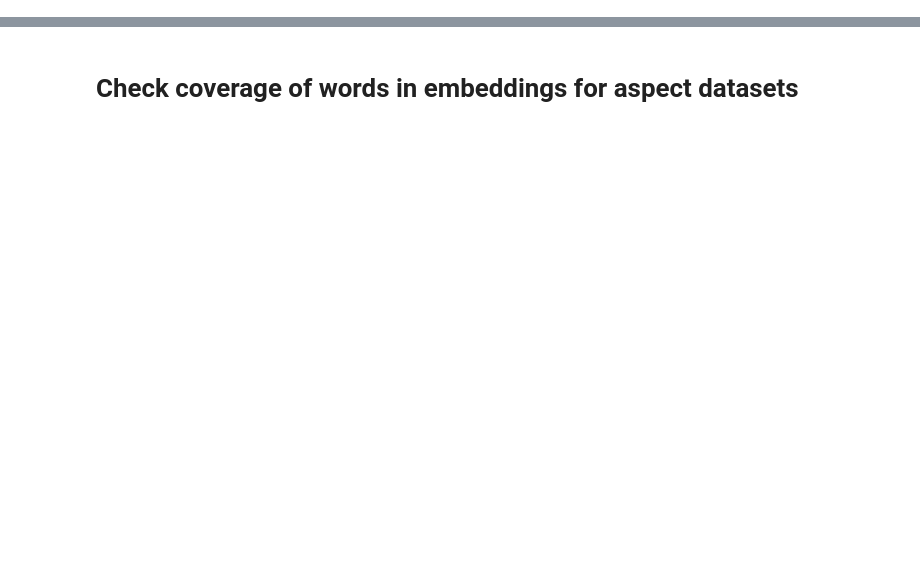
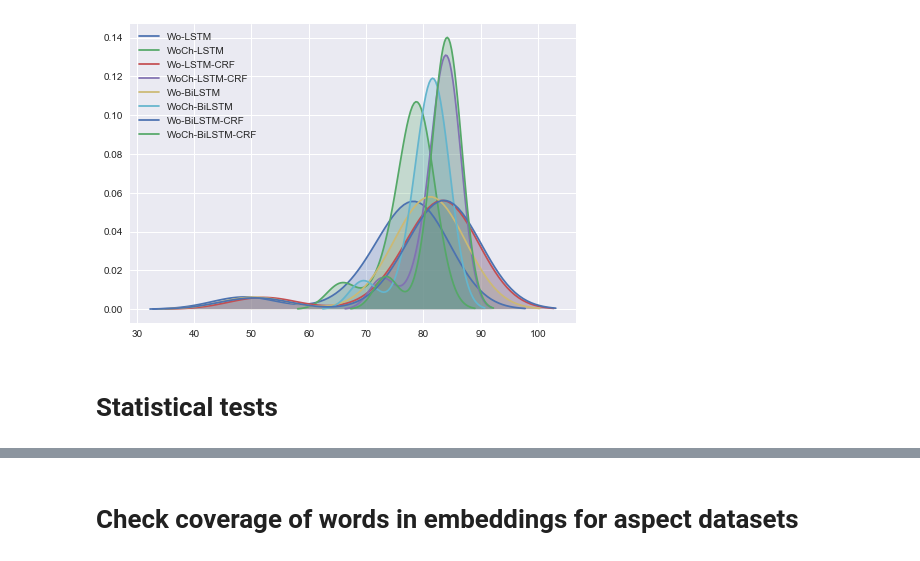
Before and after one commit to laugustyniak/discourse_summarization, a Jupyter notebook: notebooks/datasets/analyze-aspects-results-embeddings-and-datasets.ipynb, the cells around one changed output, grey strips where cells are left out. Drawn from its saved outputs; the diff is of its cells as text; code cells hidden in the pictures; blank space fills up the shorter version.

Commit message:
method and mebedding names

```diff
--- a/notebooks/datasets/analyze-aspects-results-embeddings-and-datasets.ipynb
+++ b/notebooks/datasets/analyze-aspects-results-embeddings-and-datasets.ipynb
@@ -100,0 +100,2 @@ for word_embedding_models_path in list(Path('../models').glob('*')):
+# %%
+results_df = results_df.transpose().rename(index=str, columns=method_names).transpose()
@@ -100,0 +116,8 @@ for word_embedding_models_path in list(Path('../models').glob('*')):
+# %%
+pd.DataFrame({
+        embedding: {
+            architecture: round(np.mean(metrics), 2) + 1
+            for architecture, metrics in architecture_metric.items()
+        }
+        for embedding, architecture_metric in results_df.to_dict().items()
+    })
@@ -100,0 +134,13 @@ for word_embedding_models_path in list(Path('../models').glob('*')):
+# %%
+def count_mean_and_std_dev_for_each_cell(results_df: pd.DataFrame):
+    return pd.DataFrame({
+        embedding: {
+            architecture: round(np.mean(metrics), 2) + 1
+            for architecture, metrics in architecture_metric.items()
+        }
+        for embedding, architecture_metric in results_df.to_dict().items()
+    })
+# %%
+results_df_avg = count_mean_and_std_dev_for_each_cell(results_df).reindex(nlp_architect.REINDEX_RESULTS_ORDER)
+results_df_avg.to_excel((results_path / f'{dataset_sub_name}-aspects-5-runs.xlsx').as_posix())
+results_df_avg
@@ -100,0 +266,7 @@ for word_embedding_models_path in list(Path('../models').glob('*')):
+# %%
+for nn in results_df_avg.index:
+    sns.kdeplot(results_df_avg.transpose()[nn], shade=True)
+# %% [output]
+[figure, added]
+# %% [markdown]
+# Statistical tests
```
Also changed, not shown: parts of 76 cells of this notebook, 1 other file.
